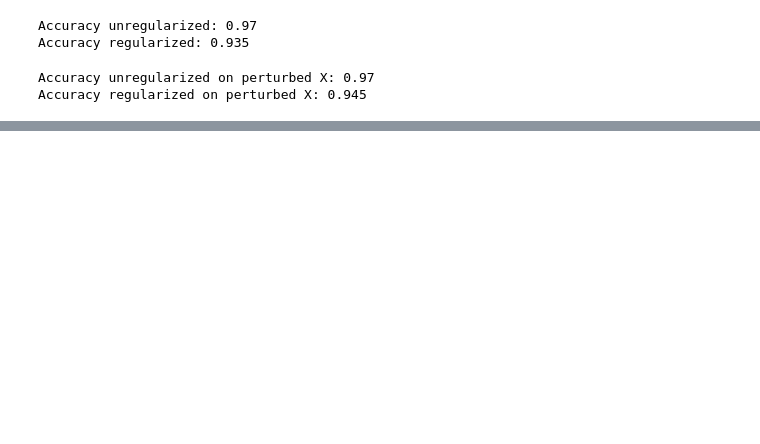
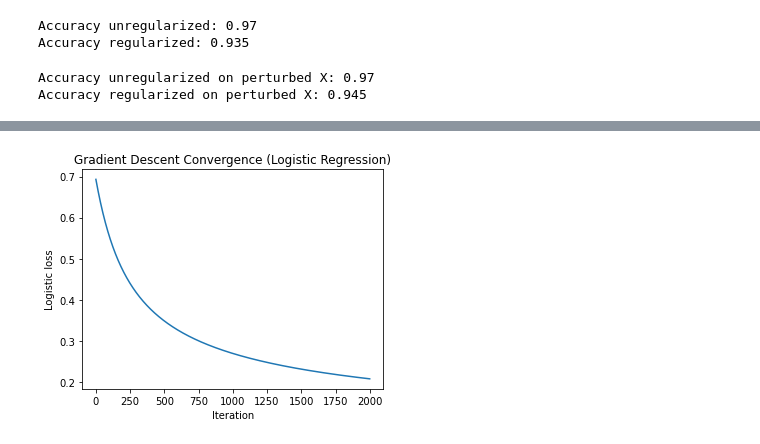
Before and after one commit to danelyatukibay/math519_project, a Jupyter notebook: main.ipynb, the cells around one changed output, grey strips where cells are left out. Drawn from its saved outputs; the diff is of its cells as text; code cells hidden in the pictures; blank space fills up the shorter version.

```diff
--- a/main.ipynb
+++ b/main.ipynb
@@ -250,0 +407,11 @@ acc_perturbed = accuracy_score(y_class, y_pred_pert)
+# %%
+plt.figure(figsize=(5,4))
+plt.plot(loss_history)
+plt.xlabel("Iteration")
+plt.ylabel("Logistic loss")
+plt.title("Gradient Descent Convergence (Logistic Regression)")
+plt.tight_layout()
+plt.savefig("logistic_loss_convergence.png", dpi=300)
+plt.show()
+# %% [output]
+[figure, added]
```
Also changed, not shown: parts of 17 cells of this notebook.
